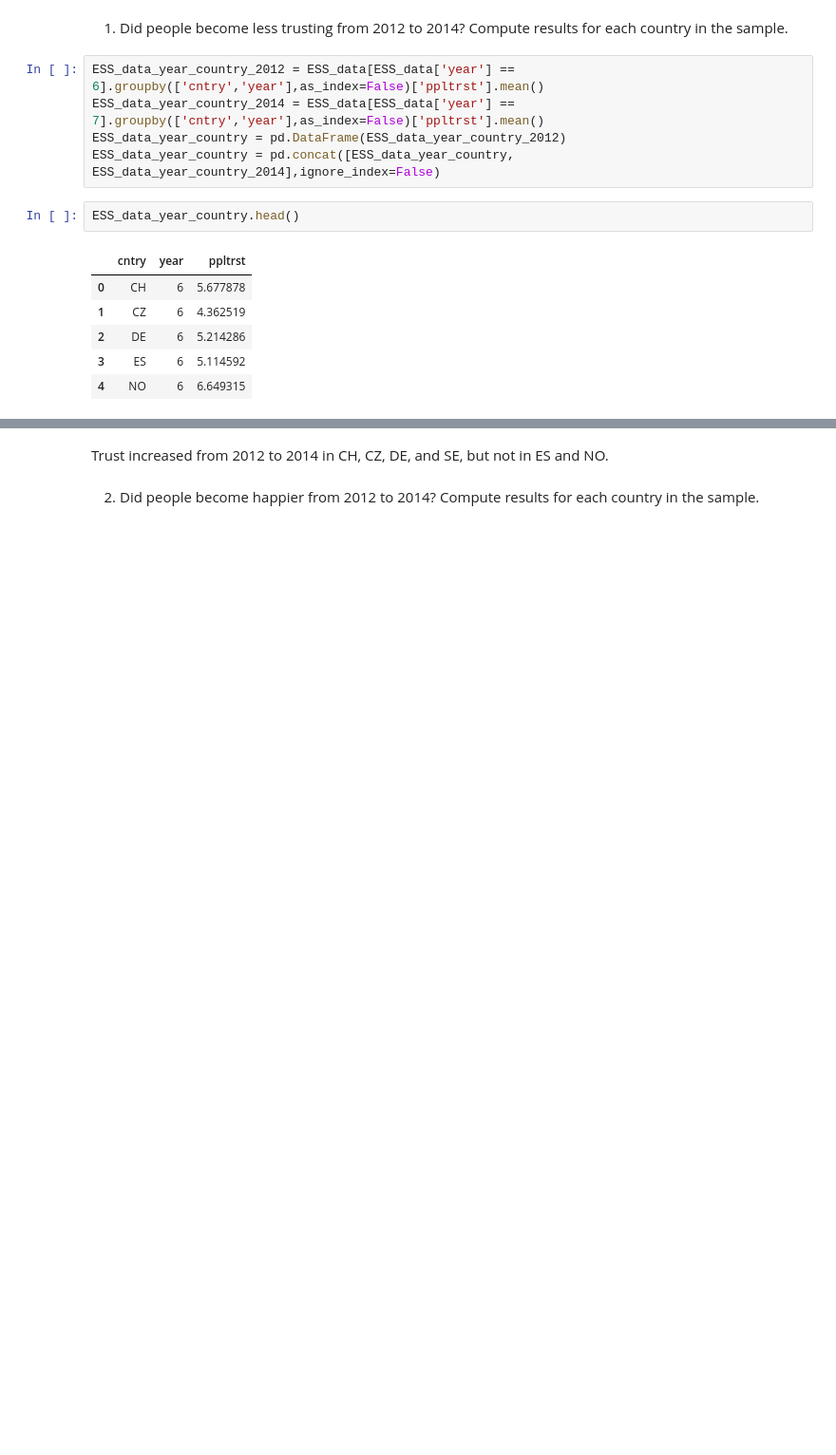
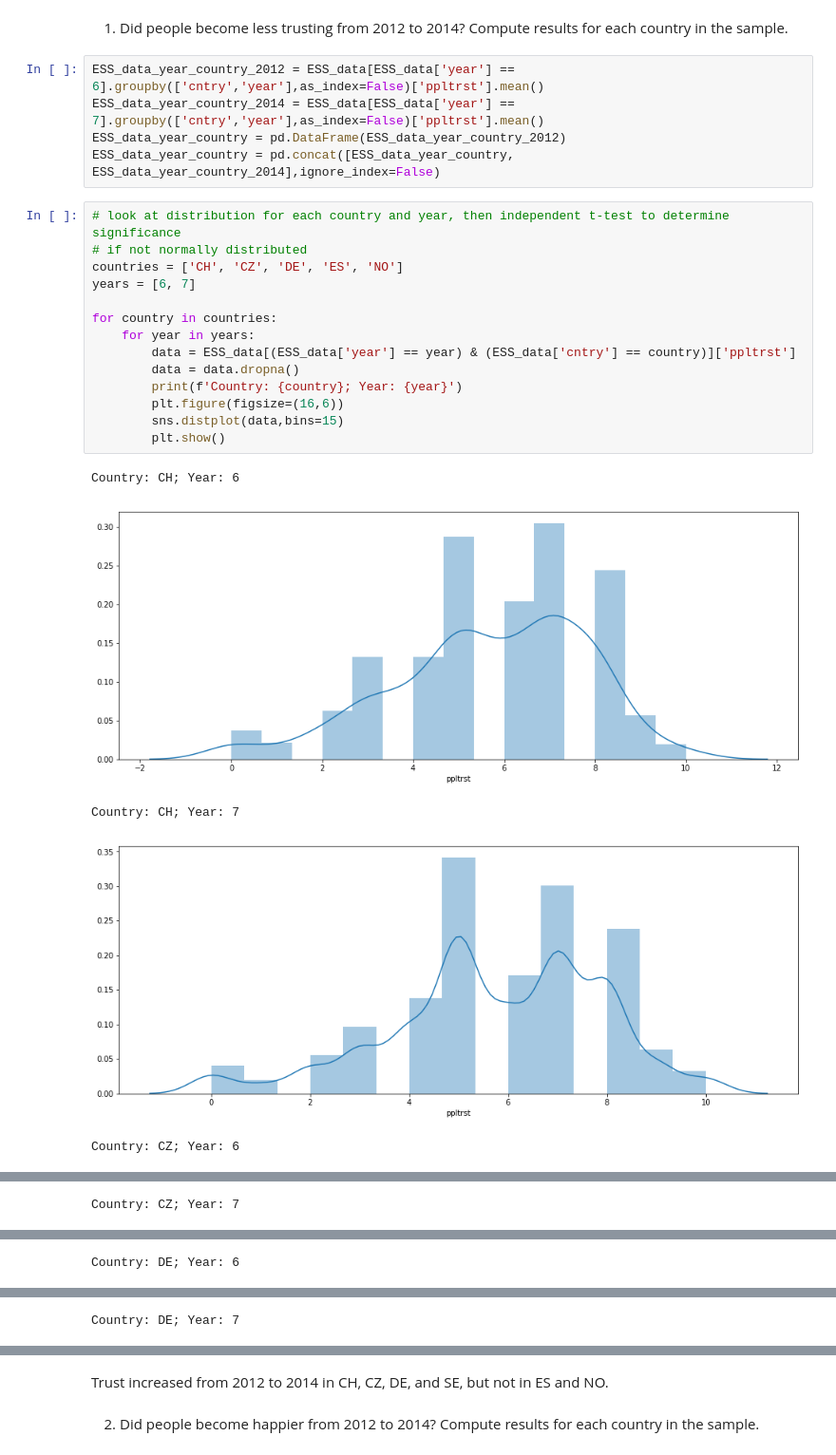
Before and after one commit to kylemcorliss/Thinkful, a Jupyter notebook: Assignments/Other Topics in Data Science (U5)/5.5.4 Challenge - what test to use.ipynb, the cells around one changed output, grey strips where cells are left out. Shown at 95% size. Cells and saved outputs as stored; diff of their text form; blank space fills up the shorter version.

```diff
--- a/Assignments/Other Topics in Data Science (U5)/5.5.4 Challenge - what test to use.ipynb
+++ b/Assignments/Other Topics in Data Science (U5)/5.5.4 Challenge - what test to use.ipynb
@@ -23,12 +24,23 @@ ESS_data_year_country_2012 = ESS_data[ESS_data['year'] == 6].groupby(['cntry','y
 ESS_data_year_country_2014 = ESS_data[ESS_data['year'] == 7].groupby(['cntry','year'],as_index=False)['ppltrst'].mean()
 ESS_data_year_country = pd.DataFrame(ESS_data_year_country_2012)
 ESS_data_year_country = pd.concat([ESS_data_year_country, ESS_data_year_country_2014],ignore_index=False)
-# %%
-ESS_data_year_country.head()
-# %% [output]
-|  | cntry | year | ppltrst |
-| 0 | CH | 6 | 5.677878 |
-| 1 | CZ | 6 | 4.362519 |
-| 2 | DE | 6 | 5.214286 |
-| 3 | ES | 6 | 5.114592 |
-| 4 | NO | 6 | 6.649315 |
+# %%
+# look at distribution for each country and year, then independent t-test to determine significance
+# if not normally distributed
+countries = ['CH', 'CZ', 'DE', 'ES', 'NO']
+years = [6, 7]
+
+for country in countries:
+    for year in years:
+        data = ESS_data[(ESS_data['year'] == year) & (ESS_data['cntry'] == country)]['ppltrst']
+        data = data.dropna()
+        print(f'Country: {country}; Year: {year}')
+        plt.figure(figsize=(16,6))
+        sns.distplot(data,bins=15)
+        plt.show()
+# %% [output]
+Country: CH; Year: 6
+[figure, added]
+Country: CH; Year: 7
+[figure, added]
+Country: CZ; Year: 6
@@ -34,0 +48 @@ ESS_data_year_country.head()
+Country: CZ; Year: 7
@@ -34,0 +50 @@ ESS_data_year_country.head()
+Country: DE; Year: 6
@@ -34,0 +52 @@ ESS_data_year_country.head()
+Country: DE; Year: 7
```
Also changed, not shown: parts of 25 cells of this notebook.
